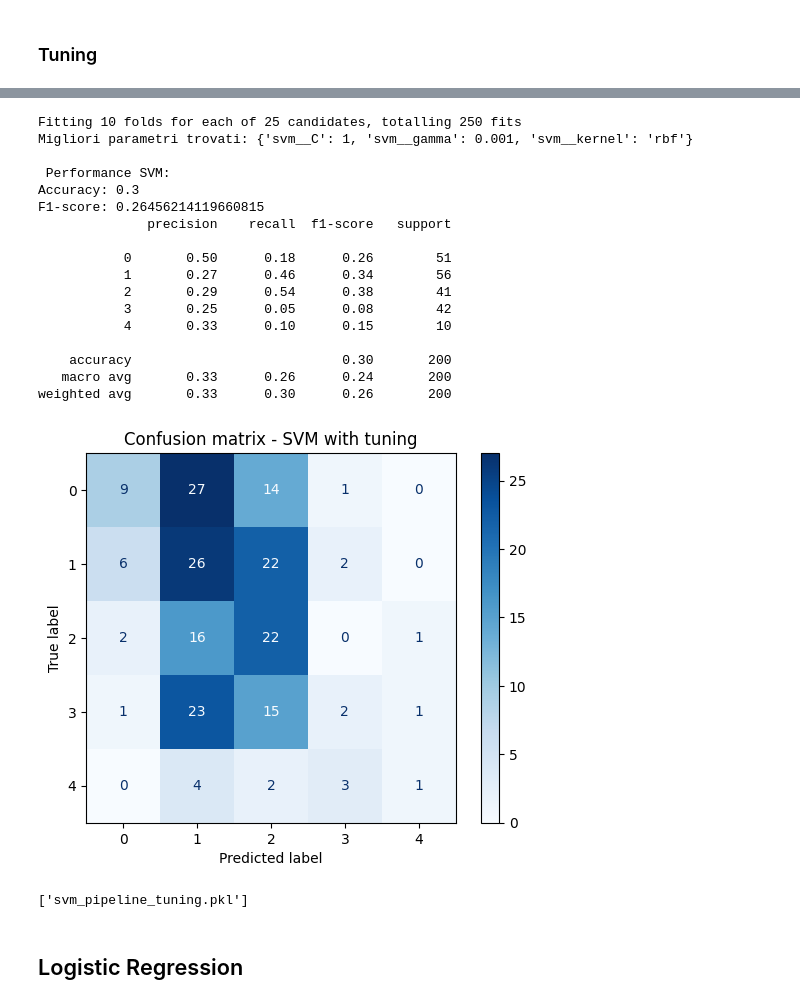
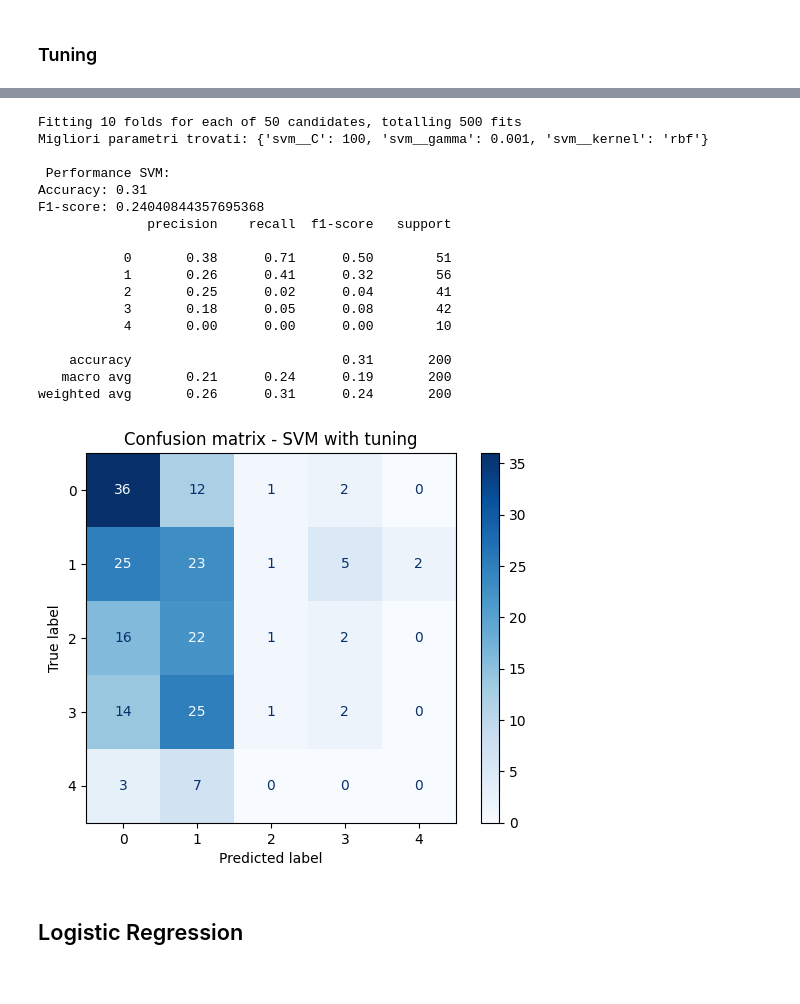
Before and after one commit to Knightmare2002/Heart-Disease-Recognition, a Jupyter notebook: main.ipynb, the cells around one changed output, grey strips where cells are left out. Cells and saved outputs as stored; diff of their text form; code cells hidden in the pictures.

```diff
--- a/main.ipynb
+++ b/main.ipynb
@@ -486,5 +489,5 @@ num
 4     18
 Name: count, dtype: int64
 # %%
-X_train = train_df.loc[:, :"thal"]
+X_train = pd.concat([train_df.loc[:, :"missing_thal"], train_df.loc[:, "missing_trestbps":]], axis=1)
 y_train = train_df.loc[:, "num"]
@@ -552,0 +603,3 @@ I chose to use the augmented dataset
+# %%
+X_test = updated_processed_va_df.loc[:, :"missing_thal"]
+X_test
@@ -552,0 +620,3 @@ I chose to use the augmented dataset
+# %%
+y_test = updated_processed_va_df["num"]
+y_test
@@ -553,6 +636,10 @@ I chose to use the augmented dataset
 # %%
-X_test = upgraded_processed_va_df.loc[:, :"thal"]
-y_test = upgraded_processed_va_df["num"]
+for col in X_train.columns:
+    if col not in X_test.columns:
+        X_test[col] = 0
+
+# Riordina le colonne del test come nel train
+X_test = X_test[X_train.columns]
 X_test
 # %% [output]
 |  | age | sex | cp | trestbps | chol | fbs | restECG | thalach | exang | oldpeak | slope | ... |
@@ -695,8 +788,7 @@ Name: num, Length: 200, dtype: int64
 from sklearn.preprocessing import StandardScaler
 #from sklearn.pipeline import Pipeline
 from imblearn.pipeline import Pipeline #In this way the SMOTE is used only on the training set
-from imblearn.combine import SMOTETomek
-from imblearn.under_sampling import RandomUnderSampler
+from imblearn.over_sampling import SMOTE
 from sklearn.svm import SVC
 from sklearn.metrics import accuracy_score, f1_score, classification_report, confusion_matrix, ConfusionMatrixDisplay
 import matplotlib.pyplot as plt
@@ -706,14 +798,15 @@ from sklearn.model_selection import GridSearchCV
 # === Creation of the classifier ===
 
 pipeline = Pipeline([
+    ("rebalanced", SMOTE(random_state=42)),
     ("scaler", StandardScaler()),
-    ("svm", SVC(class_weight='balanced', random_state=42))
+    ("svm", SVC(random_state=42))
 ])
 
 param_grid_svm = {
     "svm__C": [0.1, 1, 10, 50, 100],
     "svm__gamma": [1, 0.1, 0.01, 0.001, "scale"],
-    "svm__kernel": ["rbf"]
+    "svm__kernel": ["linear", "rbf"]
 }
 
 grid_svm = GridSearchCV(
@@ -726,48 +819,47 @@ grid_svm = GridSearchCV(
 )
 
 clf = grid_svm.fit(X_train, y_train)
 print("Migliori parametri trovati:", clf.best_params_)
 
 best_model = clf.best_estimator_
 
 
 y_pred_svm = best_model.predict(X_test)
 
 print("\n Performance SVM:")
 print("Accuracy:", accuracy_score(y_test, y_pred_svm))
 print("F1-score:", f1_score(y_test, y_pred_svm, average="weighted"))
 print(classification_report(y_test, y_pred_svm))
 
 # === Plotting of the results ===
 cm = confusion_matrix(y_test, y_pred_svm)
 labels = sorted(y_test.unique())
 disp = ConfusionMatrixDisplay(confusion_matrix=cm, display_labels=labels)
 disp.plot(cmap='Blues')
 plt.title("Confusion matrix - SVM with tuning")
 plt.show()
 
 # === Saving the model ===
-joblib.dump(best_model, "svm_pipeline_tuning.pkl")
+#joblib.dump(best_model, "svm_pipeline_tuning.pkl")
 # %% [output]
-Fitting 10 folds for each of 25 candidates, totalling 250 fits
-Migliori parametri trovati: {'svm__C': 1, 'svm__gamma': 0.001, 'svm__kernel': 'rbf'}
+Fitting 10 folds for each of 50 candidates, totalling 500 fits
+Migliori parametri trovati: {'svm__C': 100, 'svm__gamma': 0.001, 'svm__kernel': 'rbf'}
 
  Performance SVM:
-Accuracy: 0.3
-F1-score: 0.26456214119660815
+Accuracy: 0.31
+F1-score: 0.24040844357695368
               precision    recall  f1-score   support
 
-           0       0.50      0.18      0.26        51
-           1       0.27      0.46      0.34        56
-           2       0.29      0.54      0.38        41
-           3       0.25      0.05      0.08        42
-           4       0.33      0.10      0.15        10
+           0       0.38      0.71      0.50        51
+           1       0.26      0.41      0.32        56
+           2       0.25      0.02      0.04        41
+           3       0.18      0.05      0.08        42
+           4       0.00      0.00      0.00        10
 
-    accuracy                           0.30       200
-   macro avg       0.33      0.26      0.24       200
-weighted avg       0.33      0.30      0.26       200
+    accuracy                           0.31       200
+   macro avg       0.21      0.24      0.19       200
+weighted avg       0.26      0.31      0.24       200
-[figure, old version]
+[figure, new version]
-['svm_pipeline_tuning.pkl']
 # %% [markdown]
 ## Logistic Regression
 # %% [markdown]
```
Also changed, not shown: parts of 36 cells of this notebook.
